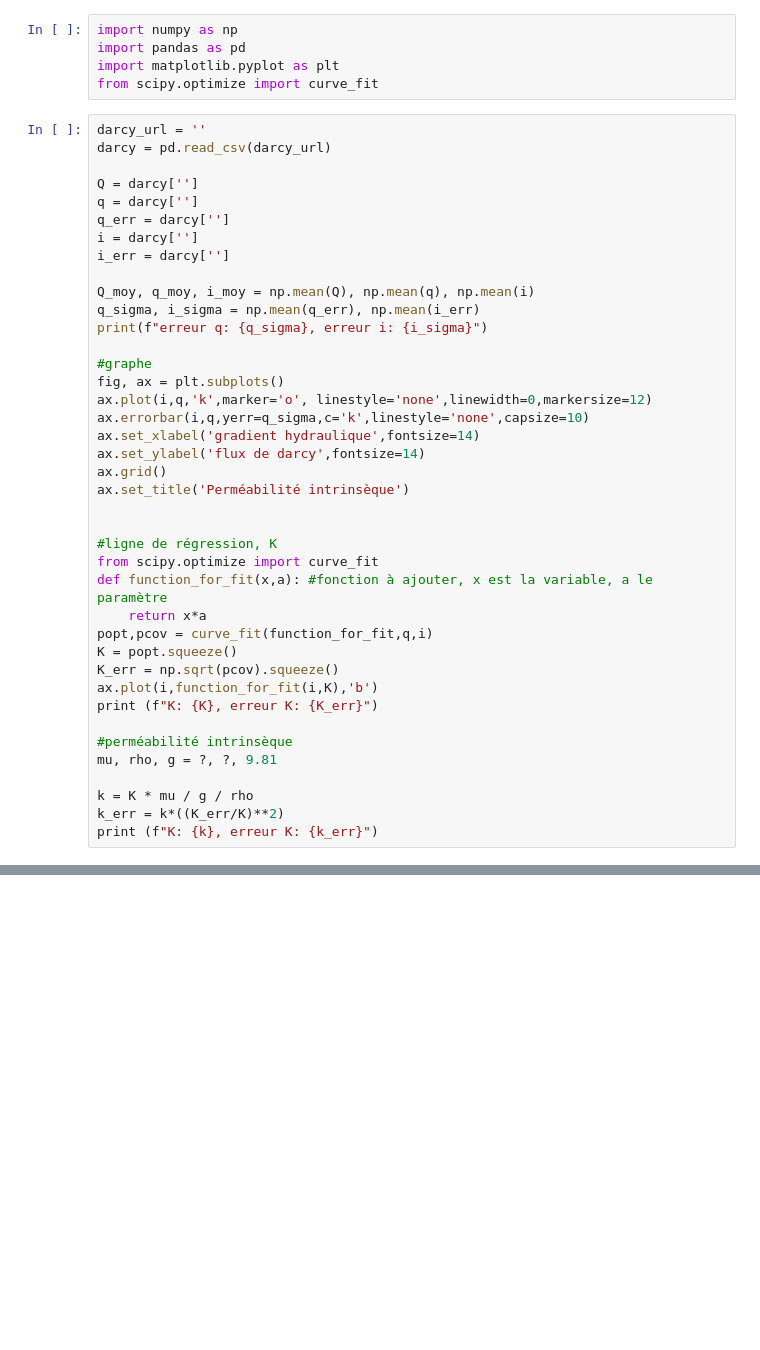
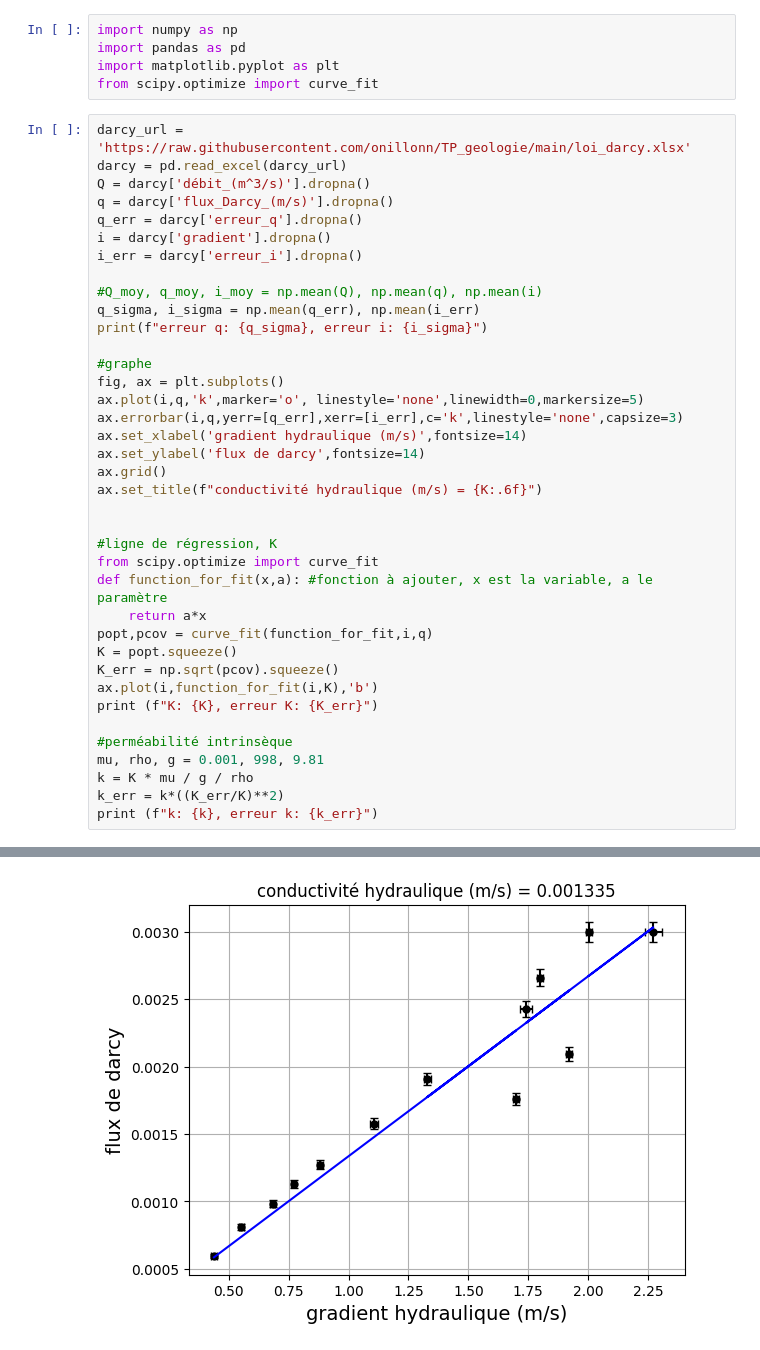
Before and after one commit to onillonn/TP_geologie, a Jupyter notebook: loi_darcy.ipynb, the cells around one changed output, grey strips where cells are left out. Drawn from its saved outputs; the diff is of its cells as text; blank space fills up the shorter version.

Commit message:
graphe

```diff
--- a/loi_darcy.ipynb
+++ b/loi_darcy.ipynb
@@ -4,43 +4,41 @@ import pandas as pd
 import matplotlib.pyplot as plt
 from scipy.optimize import curve_fit
 # %%
-darcy_url = ''
-darcy = pd.read_csv(darcy_url)
+darcy_url = 'https://raw.githubusercontent.com/onillonn/TP_geologie/main/loi_darcy.xlsx'
+darcy = pd.read_excel(darcy_url)
+Q = darcy['débit_(m^3/s)'].dropna()
+q = darcy['flux_Darcy_(m/s)'].dropna()
+q_err = darcy['erreur_q'].dropna()
+i = darcy['gradient'].dropna()
+i_err = darcy['erreur_i'].dropna()
 
-Q = darcy['']
-q = darcy['']
-q_err = darcy['']
-i = darcy['']
-i_err = darcy['']
-
-Q_moy, q_moy, i_moy = np.mean(Q), np.mean(q), np.mean(i)
+#Q_moy, q_moy, i_moy = np.mean(Q), np.mean(q), np.mean(i)
 q_sigma, i_sigma = np.mean(q_err), np.mean(i_err)
 print(f"erreur q: {q_sigma}, erreur i: {i_sigma}")
 
 #graphe
 fig, ax = plt.subplots()
-ax.plot(i,q,'k',marker='o', linestyle='none',linewidth=0,markersize=12)
-ax.errorbar(i,q,yerr=q_sigma,c='k',linestyle='none',capsize=10)
-ax.set_xlabel('gradient hydraulique',fontsize=14)
+ax.plot(i,q,'k',marker='o', linestyle='none',linewidth=0,markersize=5)
+ax.errorbar(i,q,yerr=[q_err],xerr=[i_err],c='k',linestyle='none',capsize=3)
+ax.set_xlabel('gradient hydraulique (m/s)',fontsize=14)
 ax.set_ylabel('flux de darcy',fontsize=14)
 ax.grid()
-ax.set_title('Perméabilité intrinsèque')
+ax.set_title(f"conductivité hydraulique (m/s) = {K:.6f}")
 
 
 #ligne de régression, K
 from scipy.optimize import curve_fit
 def function_for_fit(x,a): #fonction à ajouter, x est la variable, a le paramètre
-    return x*a
-popt,pcov = curve_fit(function_for_fit,q,i)
+    return a*x
+popt,pcov = curve_fit(function_for_fit,i,q)
 K = popt.squeeze()
 K_err = np.sqrt(pcov).squeeze()
 ax.plot(i,function_for_fit(i,K),'b')
 print (f"K: {K}, erreur K: {K_err}")
 
 #perméabilité intrinsèque
-mu, rho, g = ?, ?, 9.81
-
+mu, rho, g = 0.001, 998, 9.81
 k = K * mu / g / rho
 k_err = k*((K_err/K)**2)
-print (f"K: {k}, erreur K: {k_err}")
+print (f"k: {k}, erreur k: {k_err}")
 # %% [output]
@@ -47,0 +48 @@ FileNotFoundError: [Errno 2] No such file or directory: ''
+[figure, added]
```
Also changed, not shown: parts of 2 cells of this notebook.
